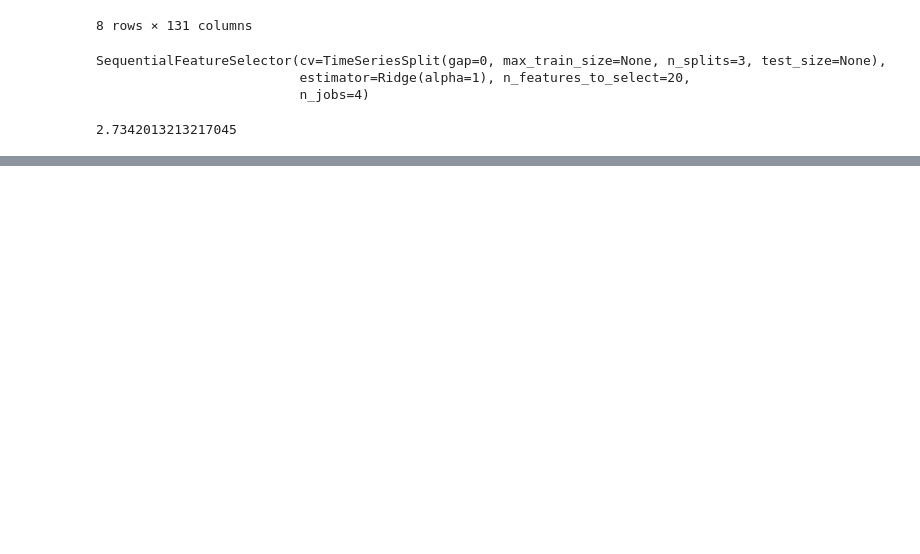
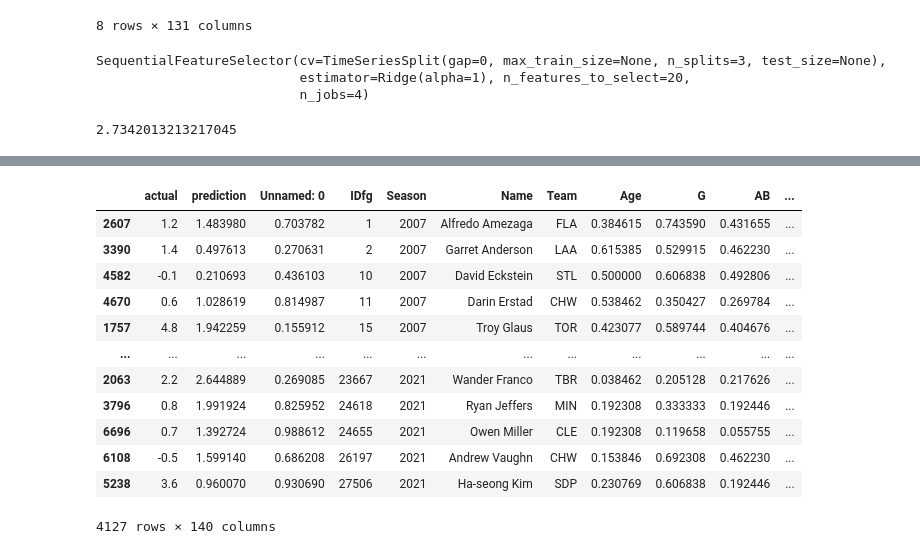
Before and after one commit to ryangrimsley/baseball-stats-predictor, a Jupyter notebook: next_war.ipynb, the cells around one changed output, grey strips where cells are left out. Drawn from its saved outputs; the diff is of its cells as text; code cells hidden in the pictures; blank space fills up the shorter version.

Commit message:
Finish most of code for prediction

```diff
--- a/next_war.ipynb
+++ b/next_war.ipynb
@@ -224,0 +254,6 @@ mean_squared_error(predictions["actual"], predictions["prediction"])
+# %%
+batting["war_season"] = batting.groupby("Season", group_keys=False).apply(group_averages)
+# %%
+new_predictors = predictors + ["player_season", "war_corr", "war_season", "war_diff"]
+# %%
+predictions = backtest(batting, rr, new_predictors)
@@ -224,0 +287,20 @@ mean_squared_error(predictions["actual"], predictions["prediction"])
+# %%
+merged = predictions.merge(batting, left_index=True, right_index=True)
+# %%
+# more diagnostics, see difference between prediction and actual
+merged["diff"] = (predictions["actual"] - predictions["prediction"]).abs()
+merged
+# %% [output]
+|  | actual | prediction | Unnamed: 0 | IDfg | Season | Name | Team | Age | G | AB | ... |
+| 2607 | 1.2 | 1.483980 | 0.703782 | 1 | 2007 | Alfredo Amezaga | FLA | 0.384615 | 0.743590 | 0.431655 | ... |
+| 3390 | 1.4 | 0.497613 | 0.270631 | 2 | 2007 | Garret Anderson | LAA | 0.615385 | 0.529915 | 0.462230 | ... |
+| 4582 | -0.1 | 0.210693 | 0.436103 | 10 | 2007 | David Eckstein | STL | 0.500000 | 0.606838 | 0.492806 | ... |
+| 4670 | 0.6 | 1.028619 | 0.814987 | 11 | 2007 | Darin Erstad | CHW | 0.538462 | 0.350427 | 0.269784 | ... |
+| 1757 | 4.8 | 1.942259 | 0.155912 | 15 | 2007 | Troy Glaus | TOR | 0.423077 | 0.589744 | 0.404676 | ... |
+| ... | ... | ... | ... | ... | ... | ... | ... | ... | ... | ... | ... |
+| 2063 | 2.2 | 2.644889 | 0.269085 | 23667 | 2021 | Wander Franco | TBR | 0.038462 | 0.205128 | 0.217626 | ... |
+| 3796 | 0.8 | 1.991924 | 0.825952 | 24618 | 2021 | Ryan Jeffers | MIN | 0.192308 | 0.333333 | 0.192446 | ... |
+| 6696 | 0.7 | 1.392724 | 0.988612 | 24655 | 2021 | Owen Miller | CLE | 0.192308 | 0.119658 | 0.055755 | ... |
+| 6108 | -0.5 | 1.599140 | 0.686208 | 26197 | 2021 | Andrew Vaughn | CHW | 0.153846 | 0.692308 | 0.462230 | ... |
+| 5238 | 3.6 | 0.960070 | 0.930690 | 27506 | 2021 | Ha-seong Kim | SDP | 0.230769 | 0.606838 | 0.192446 | ... |
+4127 rows × 140 columns
```
Also changed, not shown: parts of 11 cells of this notebook.
